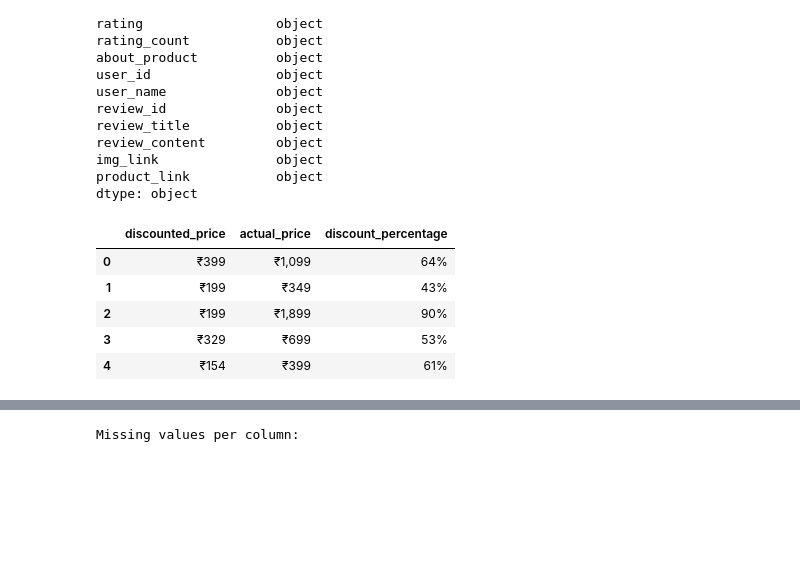
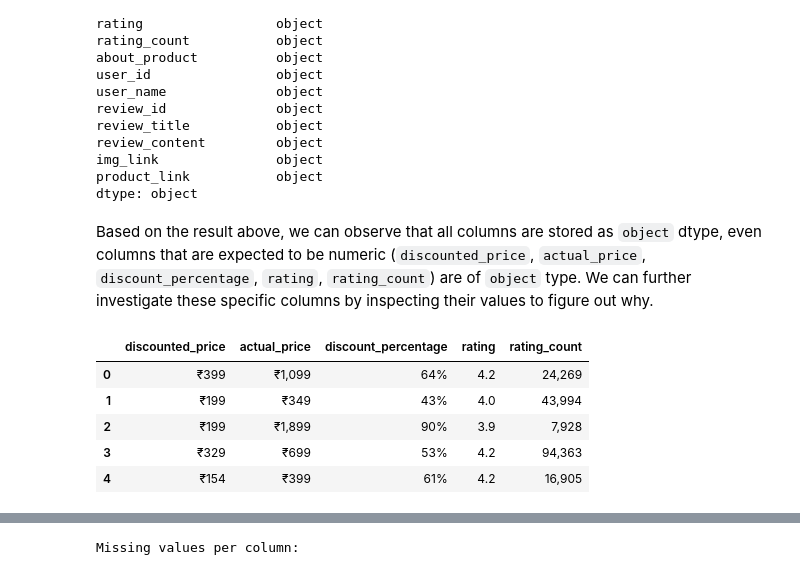
Before and after one commit to rimvelvet31/amazon-product-rating-prediction, a Jupyter notebook: eda.ipynb, the cells around one changed output, grey strips where cells are left out. Drawn from its saved outputs; the diff is of its cells as text; code cells hidden in the pictures; blank space fills up the shorter version.

```diff
--- a/eda.ipynb
+++ b/eda.ipynb
@@ -114,13 +119,16 @@ review_content         object
 img_link               object
 product_link           object
 dtype: object
+# %% [markdown]
+Based on the result above, we can observe that all columns are stored as `object` dtype, even columns that are expected to be numeric (`discounted_price`, `actual_price`, `discount_percentage`, `rating`, `rating_count`) are of `object` type. We can further investigate these specific columns by inspecting their values to figure out why.
 # %%
-# Check formatting issues on the following columns
-df_raw[["discounted_price", "actual_price", "discount_percentage"]].head()
+# Check formatting issues on the should-be numeric columns
+num_cols = ["discounted_price", "actual_price", "discount_percentage", "rating", "rating_count"]
+df_raw[num_cols].head()
 # %% [output]
-|  | discounted_price | actual_price | discount_percentage |
-| 0 | ₹399 | ₹1,099 | 64% |
-| 1 | ₹199 | ₹349 | 43% |
-| 2 | ₹199 | ₹1,899 | 90% |
-| 3 | ₹329 | ₹699 | 53% |
-| 4 | ₹154 | ₹399 | 61% |
+|  | discounted_price | actual_price | discount_percentage | rating | rating_count |
+| 0 | ₹399 | ₹1,099 | 64% | 4.2 | 24,269 |
+| 1 | ₹199 | ₹349 | 43% | 4.0 | 43,994 |
+| 2 | ₹199 | ₹1,899 | 90% | 3.9 | 7,928 |
+| 3 | ₹329 | ₹699 | 53% | 4.2 | 94,363 |
+| 4 | ₹154 | ₹399 | 61% | 4.2 | 16,905 |
```
Also changed, not shown: parts of 47 cells of this notebook, 1 other file.
